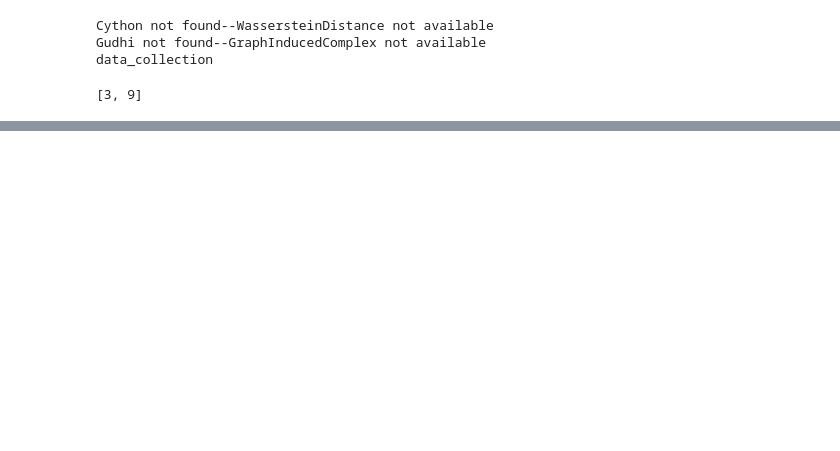
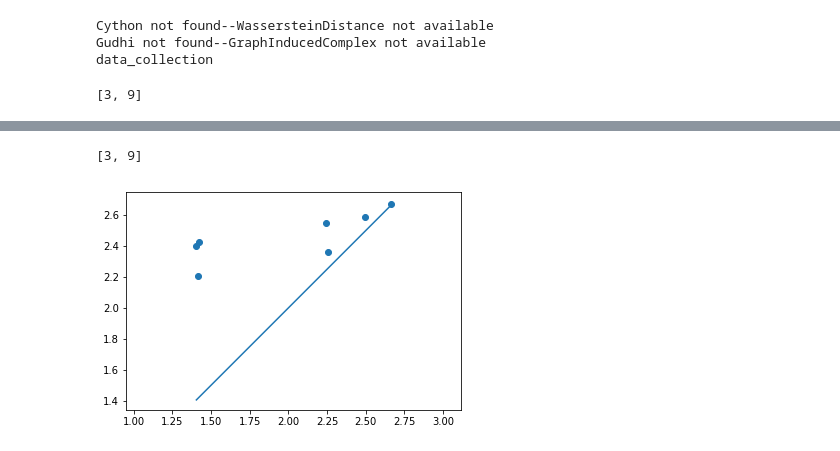
Before and after one commit to tgebhart/biomarker, a Jupyter notebook: notebooks/Outlier Analysis.ipynb, the cells around one changed output, grey strips where cells are left out. Cells and saved outputs as stored; diff of their text form; code cells hidden in the pictures; blank space fills up the shorter version.

```diff
--- a/notebooks/Outlier Analysis.ipynb
+++ b/notebooks/Outlier Analysis.ipynb
@@ -297,0 +460,5 @@ res_df.to_csv('../data/results/actual_v_predicted_geom_only.csv', sep=',')
+# %%
+d.plot.plot_diagram(get_diag(217)[1])
+# %% [output]
+[3, 9]
+[figure, added]
```
Also changed, not shown: parts of 26 cells of this notebook, 13 other files.
